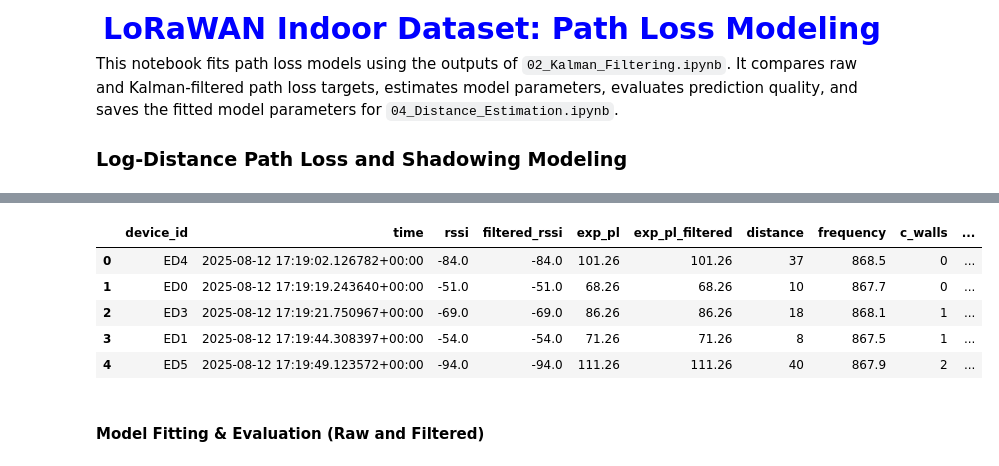
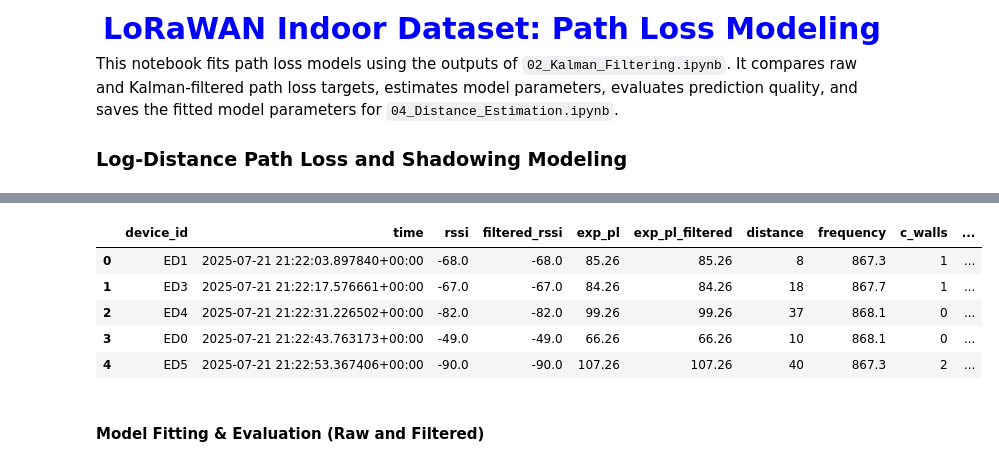
Before and after one commit to nahshonmokua/EnviKal-Loc, a Jupyter notebook: 03_Path_Loss_Modeling.ipynb, the cells around one changed output, grey strips where cells are left out. Cells and saved outputs as stored; diff of their text form; code cells hidden in the pictures.

```diff
--- a/03_Path_Loss_Modeling.ipynb
+++ b/03_Path_Loss_Modeling.ipynb
@@ -30,7 +30,7 @@ required_cols = {
     'rssi', 'filtered_rssi',
     'exp_pl', 'exp_pl_filtered',
     'distance', 'frequency', 'c_walls', 'w_walls',
-    'co2', 'humidity', 'pm25', 'pressure', 'temperature', 'snr'
+    'co2', 'humidity', 'pm25', 'pressure', 'temperature'
 }
 
 train_df = pd.read_csv(TRAIN_PATH, parse_dates=['time'])
@@ -71,9 +71,9 @@ Test  window: 2025-08-12 17:19:02.126782+00:00 -> 2025-09-30 23:59:55.971870+00:
 |  | device_id | time | rssi | filtered_rssi | exp_pl | exp_pl_filtered | distance | frequency | c_walls | ... |
-| 0 | ED4 | 2025-08-12 17:19:02.126782+00:00 | -84.0 | -84.0 | 101.26 | 101.26 | 37 | 868.5 | 0 | ... |
-| 1 | ED0 | 2025-08-12 17:19:19.243640+00:00 | -51.0 | -51.0 | 68.26 | 68.26 | 10 | 867.7 | 0 | ... |
-| 2 | ED3 | 2025-08-12 17:19:21.750967+00:00 | -69.0 | -69.0 | 86.26 | 86.26 | 18 | 868.1 | 1 | ... |
-| 3 | ED1 | 2025-08-12 17:19:44.308397+00:00 | -54.0 | -54.0 | 71.26 | 71.26 | 8 | 867.5 | 1 | ... |
-| 4 | ED5 | 2025-08-12 17:19:49.123572+00:00 | -94.0 | -94.0 | 111.26 | 111.26 | 40 | 867.9 | 2 | ... |
+| 0 | ED1 | 2025-07-21 21:22:03.897840+00:00 | -68.0 | -68.0 | 85.26 | 85.26 | 8 | 867.3 | 1 | ... |
+| 1 | ED3 | 2025-07-21 21:22:17.576661+00:00 | -67.0 | -67.0 | 84.26 | 84.26 | 18 | 867.7 | 1 | ... |
+| 2 | ED4 | 2025-07-21 21:22:31.226502+00:00 | -82.0 | -82.0 | 99.26 | 99.26 | 37 | 868.1 | 0 | ... |
+| 3 | ED0 | 2025-07-21 21:22:43.763173+00:00 | -49.0 | -49.0 | 66.26 | 66.26 | 10 | 868.1 | 0 | ... |
+| 4 | ED5 | 2025-07-21 21:22:53.367406+00:00 | -90.0 | -90.0 | 107.26 | 107.26 | 40 | 867.3 | 2 | ... |
 # %%
 # Feature Extraction & Model Function Definitions
 features = ['distance', 'frequency', 'c_walls', 'w_walls', 'co2',
```
Also changed, not shown: parts of 7 cells of this notebook.
